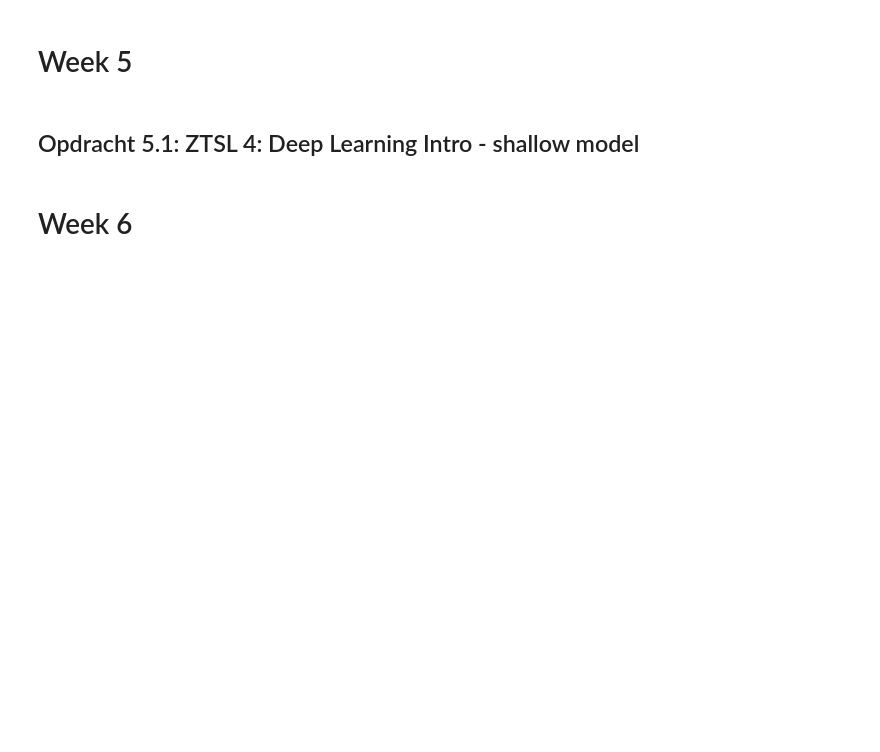
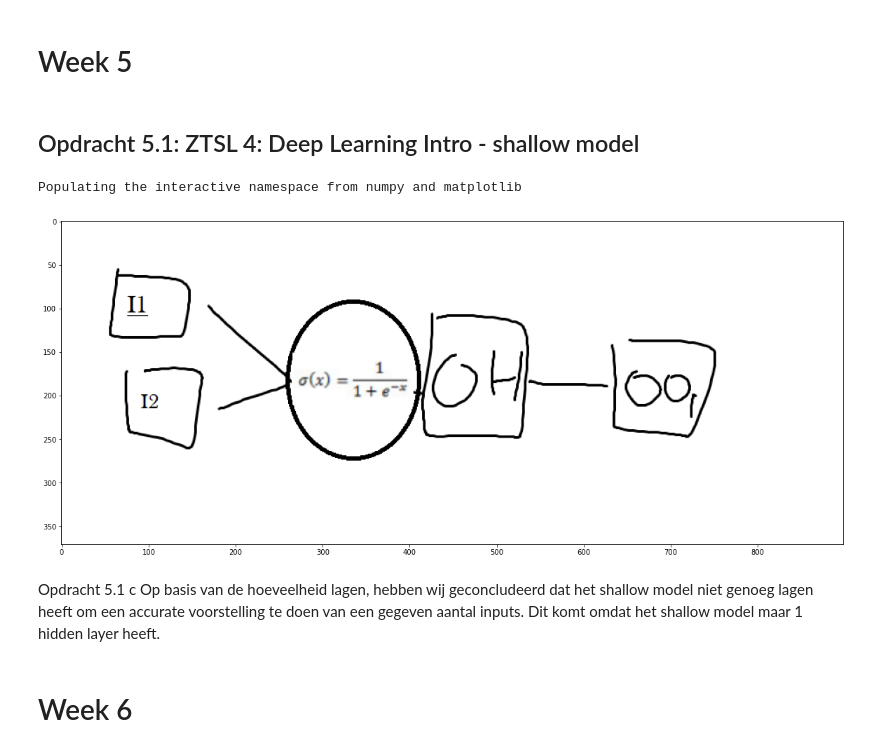
Before and after one commit to SemvdH/CVML-MachineLearning, a Jupyter notebook: exercises/Jupyter notebook CVML.ipynb, the cells around one changed output. Saved outputs shown, nothing was run; the diff lists cells and outputs as text; code cells hidden in the pictures; blank space fills up the shorter version.

Commit message:
[ADD] opdr 5.1

```diff
--- a/exercises/Jupyter notebook CVML.ipynb
+++ b/exercises/Jupyter notebook CVML.ipynb
@@ -543,6 +543,25 @@ array([-0.43452635], dtype=float32)
 # Week 5
 # %% [markdown]
 ## Opdracht 5.1: ZTSL 4: Deep Learning Intro - shallow model
+# %%
+"""
+Opdracht 5.1 b: We hebben een schets gemaakt van hoe wij denken dat het
+model er uit zal zien. De code voor het inladen van de foto hebben wij
+gehaald uit de practicumomschrijving.
+"""
+
+%pylab inline
+import matplotlib.pyplot as plt
+import matplotlib.image as mpimg
+img = mpimg.imread('../data/opdr5-1-b.png')
+plt.figure(figsize(20,10))
+imgplot = plt.imshow(img)
+# %% [output]
+Populating the interactive namespace from numpy and matplotlib
+[figure, added]
+# %% [markdown]
+Opdracht 5.1 c
+Op basis van de hoeveelheid lagen, hebben wij geconcludeerd dat het shallow model niet genoeg lagen heeft om een accurate voorstelling te doen van een gegeven aantal inputs. Dit komt omdat het shallow model maar 1 hidden layer heeft.
 # %% [markdown]
 # Week 6
 # %% [markdown]
```
Also changed, not shown: 1 other file.
